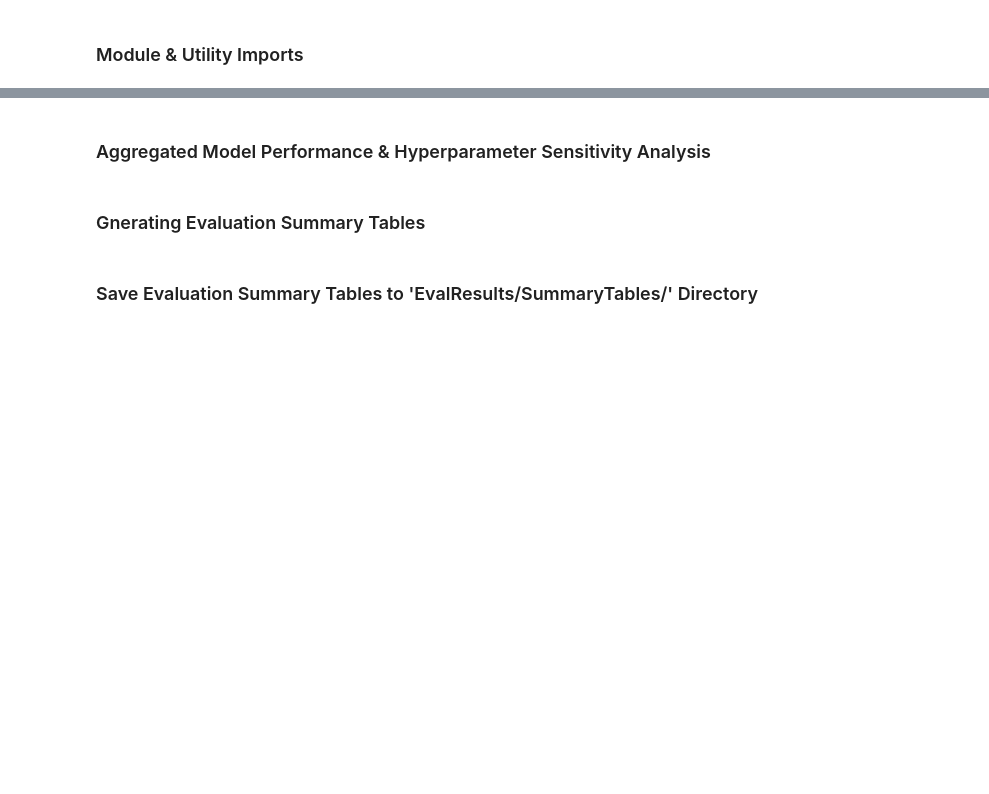
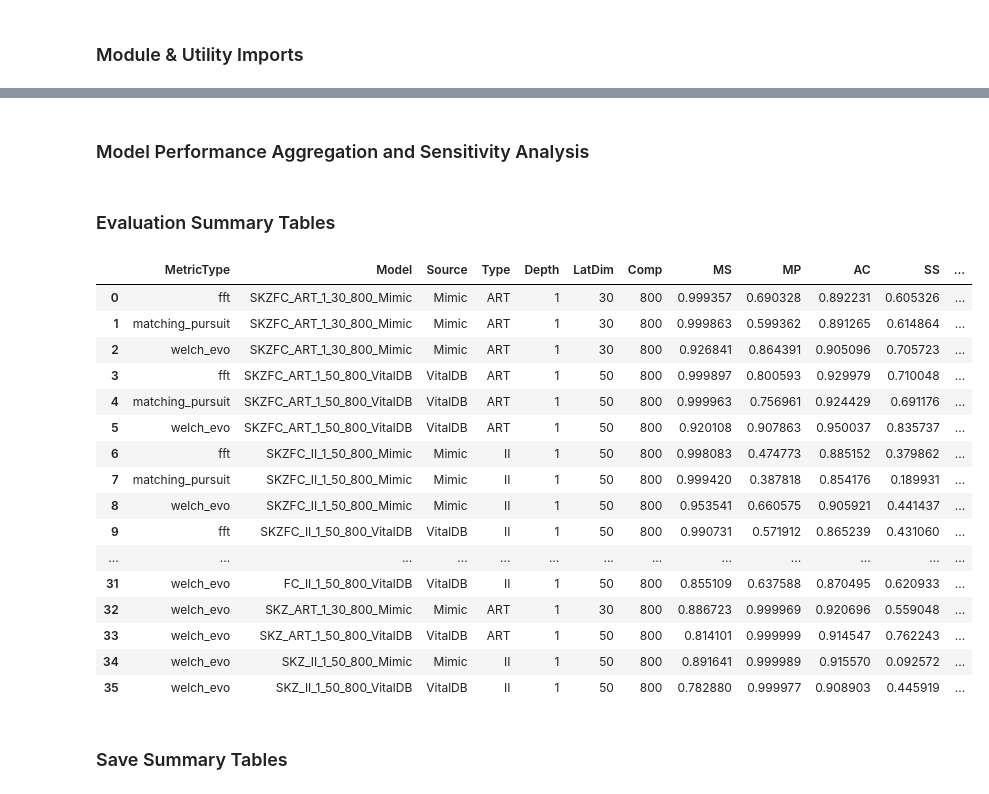
Before and after one commit to cherishleon/VABAM, a Jupyter notebook: Tables.ipynb, the cells around one changed output, grey strips where cells are left out. Cells and saved outputs as stored; diff of their text form; code cells hidden in the pictures; blank space fills up the shorter version.

```diff
--- a/Tables.ipynb
+++ b/Tables.ipynb
@@ -404,3 +289,3 @@ BestModels = pd.merge(BestModels[['Model', 'agg_metric']], AnalAccMItableMerged,
 # %% [markdown]
-### Aggregated Model Performance & Hyperparameter Sensitivity Analysis
+### Model Performance Aggregation and Sensitivity Analysis
 # %%
@@ -621,30 +467,59 @@ for idx, values in SensitivityDetailDic.items():
 # SensitivityDetailDic[mtype][iscore]:
 #   Per-setting detailed stats per method (mtype) and score (iscore).
 # %% [markdown]
-### Gnerating Evaluation Summary Tables
+### Evaluation Summary Tables
 # %%
+# Generate ablation model names from best models
+AblationList = []
+for Model in BestModels['Model'].unique():
+    splitted = Model.split('_')
+    splitted[0] = 'SKZ'
+    AblationList.append("_".join(splitted))
+    splitted[0] = 'FC'
+    AblationList.append("_".join(splitted))
+
+# Extract main models with fixed hyperparameters
 OnlyMainModels = AnalAccMItableMerged[(AnalAccMItableMerged['Model'].str.contains('SKZFC', na=False))
                                      & (AnalAccMItableMerged['Depth']=='1')
                                      & (AnalAccMItableMerged['Comp']=='800')
                                      & (AnalAccMItableMerged['LatDim']=='30')]
 
+# Extract ablation models
 OnlyAblModels = AnalAccMItableMerged[AnalAccMItableMerged['Model'].isin(AblationList)]
 OnlyAblModels = OnlyAblModels[['MetricType','Model', 'Source', 'Type', 'Depth', 'LatDim', 'Comp',
                                'MS', 'MP', 'AC', 'SS', 'RA', 'ISCOREam',	'ISCOREgm',	'ISCOREhm']].reset_index(drop=True)
 
-# Benchmark comparison table generation
+# Create benchmark comparison table
 BenchCompTabs = pd.concat([OnlyMainModels, BenchAnalAccMItableMerged]).reset_index(drop=True)
 BenchCompTabs = BenchCompTabs[['MetricType','Model', 'Source', 'Type', 'Depth', 'LatDim', 'Comp',
                                'MS', 'MP', 'AC', 'SS', 'RA', 'ISCOREam',	'ISCOREgm',	'ISCOREhm']].reset_index(drop=True)
 
-
-# Ablation study table generation
+# Create ablation study table
 MainForAbl =  BestModels[['MetricType','Model', 'Source', 'Type', 'Depth', 'LatDim', 'Comp',
             'MS', 'MP', 'AC', 'SS', 'RA', 'ISCOREam', 'ISCOREgm', 'ISCOREhm']]
-
 AblCompTabs = pd.concat([MainForAbl, OnlyAblModels]).reset_index(drop=True)
+# %%
+AblCompTabs
+# %% [output]
+|  | MetricType | Model | Source | Type | Depth | LatDim | Comp | MS | MP | AC | SS | ... |
+| 0 | fft | SKZFC_ART_1_30_800_Mimic | Mimic | ART | 1 | 30 | 800 | 0.999357 | 0.690328 | 0.892231 | 0.605326 | ... |
+| 1 | matching_pursuit | SKZFC_ART_1_30_800_Mimic | Mimic | ART | 1 | 30 | 800 | 0.999863 | 0.599362 | 0.891265 | 0.614864 | ... |
+| 2 | welch_evo | SKZFC_ART_1_30_800_Mimic | Mimic | ART | 1 | 30 | 800 | 0.926841 | 0.864391 | 0.905096 | 0.705723 | ... |
+| 3 | fft | SKZFC_ART_1_50_800_VitalDB | VitalDB | ART | 1 | 50 | 800 | 0.999897 | 0.800593 | 0.929979 | 0.710048 | ... |
+| 4 | matching_pursuit | SKZFC_ART_1_50_800_VitalDB | VitalDB | ART | 1 | 50 | 800 | 0.999963 | 0.756961 | 0.924429 | 0.691176 | ... |
+| 5 | welch_evo | SKZFC_ART_1_50_800_VitalDB | VitalDB | ART | 1 | 50 | 800 | 0.920108 | 0.907863 | 0.950037 | 0.835737 | ... |
+| 6 | fft | SKZFC_II_1_50_800_Mimic | Mimic | II | 1 | 50 | 800 | 0.998083 | 0.474773 | 0.885152 | 0.379862 | ... |
+| 7 | matching_pursuit | SKZFC_II_1_50_800_Mimic | Mimic | II | 1 | 50 | 800 | 0.999420 | 0.387818 | 0.854176 | 0.189931 | ... |
+| 8 | welch_evo | SKZFC_II_1_50_800_Mimic | Mimic | II | 1 | 50 | 800 | 0.953541 | 0.660575 | 0.905921 | 0.441437 | ... |
+| 9 | fft | SKZFC_II_1_50_800_VitalDB | VitalDB | II | 1 | 50 | 800 | 0.990731 | 0.571912 | 0.865239 | 0.431060 | ... |
+| ... | ... | ... | ... | ... | ... | ... | ... | ... | ... | ... | ... | ... |
+| 31 | welch_evo | FC_II_1_50_800_VitalDB | VitalDB | II | 1 | 50 | 800 | 0.855109 | 0.637588 | 0.870495 | 0.620933 | ... |
+| 32 | welch_evo | SKZ_ART_1_30_800_Mimic | Mimic | ART | 1 | 30 | 800 | 0.886723 | 0.999969 | 0.920696 | 0.559048 | ... |
+| 33 | welch_evo | SKZ_ART_1_50_800_VitalDB | VitalDB | ART | 1 | 50 | 800 | 0.814101 | 0.999999 | 0.914547 | 0.762243 | ... |
+| 34 | welch_evo | SKZ_II_1_50_800_Mimic | Mimic | II | 1 | 50 | 800 | 0.891641 | 0.999989 | 0.915570 | 0.092572 | ... |
+| 35 | welch_evo | SKZ_II_1_50_800_VitalDB | VitalDB | II | 1 | 50 | 800 | 0.782880 | 0.999977 | 0.908903 | 0.445919 | ... |
 # %% [markdown]
-### Save Evaluation Summary Tables to 'EvalResults/SummaryTables/' Directory
+### Save Summary Tables
 # %%
 BenchCompTabs.to_csv('EvalResults/SummaryTables/BenchCompTabs.csv', index=False)
 AblCompTabs.to_csv('EvalResults/SummaryTables/AblCompTabs.csv', index=False)
```
Also changed, not shown: parts of 14 cells of this notebook.
